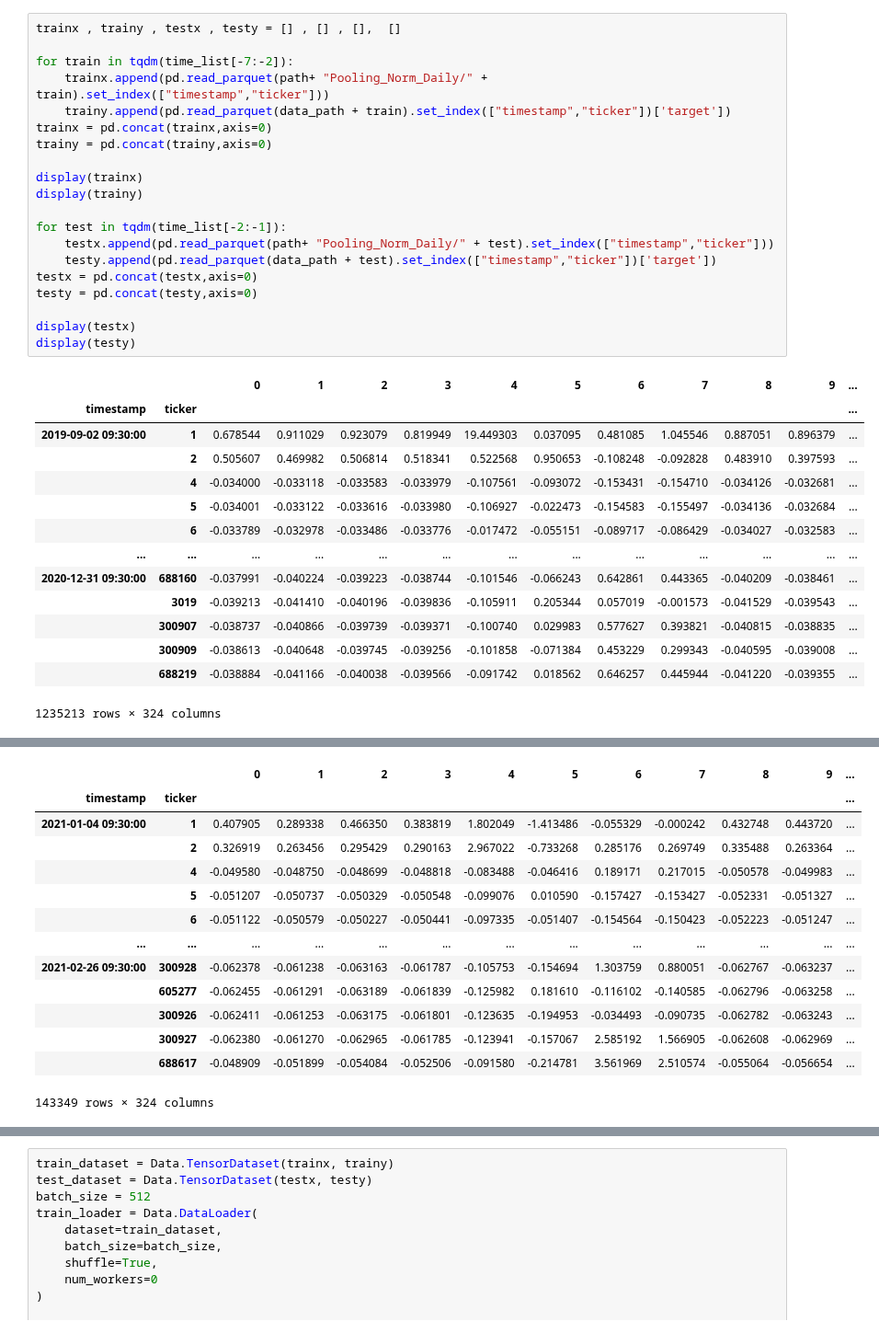
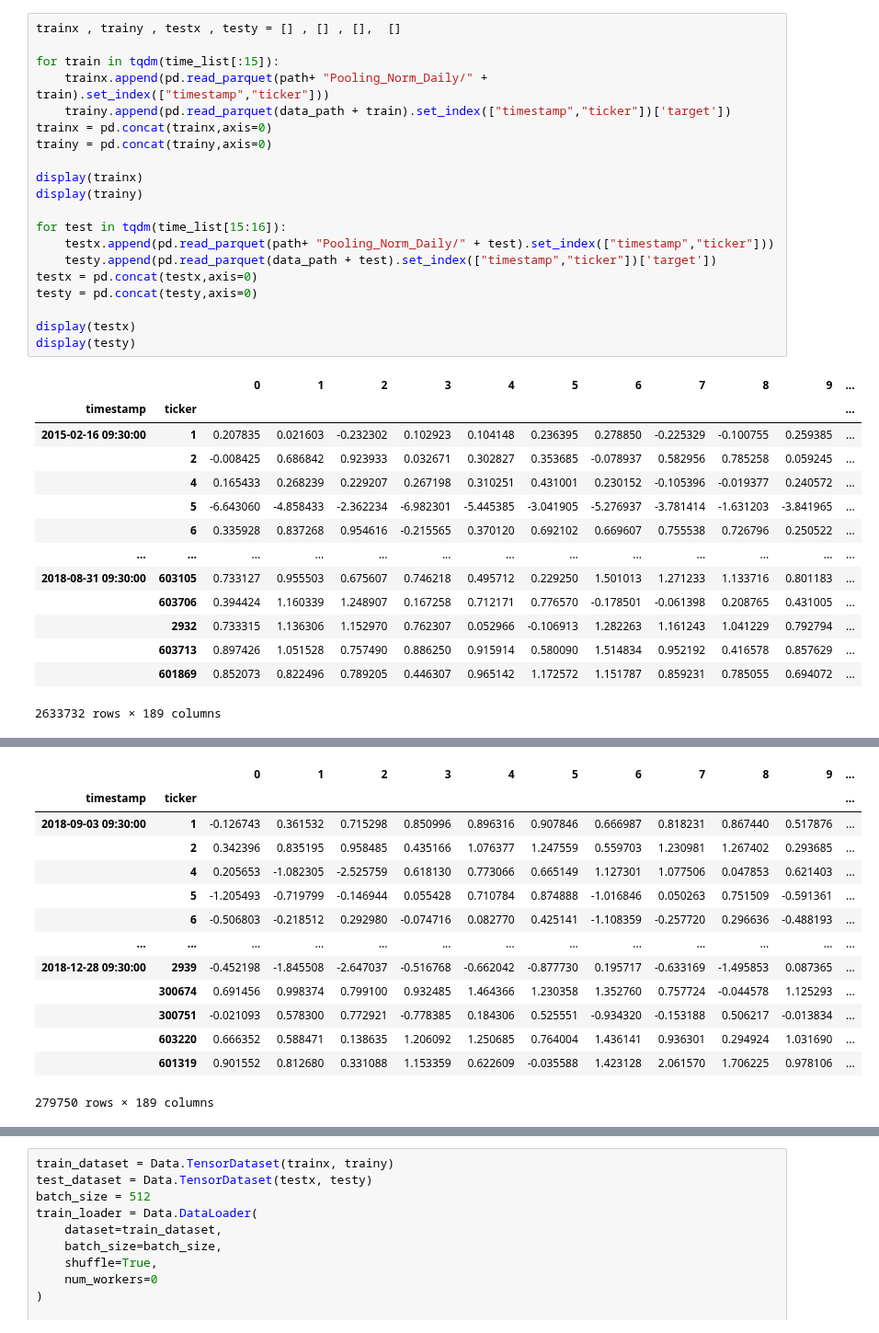
Before and after one commit to June24-Wu/Shannon, a Jupyter notebook: AlphaNet/12.21/Test_Original_AlphaNet.ipynb, the cells around one changed output, grey strips where cells are left out. Shown at 92% size. Saved outputs shown, nothing was run; the diff lists cells and outputs as text.

```diff
--- a/AlphaNet/12.21/Test_Original_AlphaNet.ipynb
+++ b/AlphaNet/12.21/Test_Original_AlphaNet.ipynb
@@ -45,36 +46,36 @@ time_list
 # %%
 trainx , trainy , testx , testy = [] , [] , [],  []
 
-for train in tqdm(time_list[-7:-2]):
+for train in tqdm(time_list[:15]):
     trainx.append(pd.read_parquet(path+ "Pooling_Norm_Daily/" + train).set_index(["timestamp","ticker"]))
     trainy.append(pd.read_parquet(data_path + train).set_index(["timestamp","ticker"])['target'])
 trainx = pd.concat(trainx,axis=0)
 trainy = pd.concat(trainy,axis=0)
 
 display(trainx)
 display(trainy)
 
-for test in tqdm(time_list[-2:-1]):
+for test in tqdm(time_list[15:16]):
     testx.append(pd.read_parquet(path+ "Pooling_Norm_Daily/" + test).set_index(["timestamp","ticker"]))
     testy.append(pd.read_parquet(data_path + test).set_index(["timestamp","ticker"])['target'])
 testx = pd.concat(testx,axis=0)
 testy = pd.concat(testy,axis=0)
 
 display(testx)
 display(testy)
 # %% [output]
 |  |  | 0 | 1 | 2 | 3 | 4 | 5 | 6 | 7 | 8 | 9 | ... |
 | timestamp | ticker |  |  |  |  |  |  |  |  |  |  | ... |
-| 2019-09-02 09:30:00 | 1 | 0.678544 | 0.911029 | 0.923079 | 0.819949 | 19.449303 | 0.037095 | 0.481085 | 1.045546 | 0.887051 | 0.896379 | ... |
-|  | 2 | 0.505607 | 0.469982 | 0.506814 | 0.518341 | 0.522568 | 0.950653 | -0.108248 | -0.092828 | 0.483910 | 0.397593 | ... |
-|  | 4 | -0.034000 | -0.033118 | -0.033583 | -0.033979 | -0.107561 | -0.093072 | -0.153431 | -0.154710 | -0.034126 | -0.032681 | ... |
-|  | 5 | -0.034001 | -0.033122 | -0.033616 | -0.033980 | -0.106927 | -0.022473 | -0.154583 | -0.155497 | -0.034136 | -0.032684 | ... |
-|  | 6 | -0.033789 | -0.032978 | -0.033486 | -0.033776 | -0.017472 | -0.055151 | -0.089717 | -0.086429 | -0.034027 | -0.032583 | ... |
+| 2015-02-16 09:30:00 | 1 | 0.207835 | 0.021603 | -0.232302 | 0.102923 | 0.104148 | 0.236395 | 0.278850 | -0.225329 | -0.100755 | 0.259385 | ... |
+|  | 2 | -0.008425 | 0.686842 | 0.923933 | 0.032671 | 0.302827 | 0.353685 | -0.078937 | 0.582956 | 0.785258 | 0.059245 | ... |
+|  | 4 | 0.165433 | 0.268239 | 0.229207 | 0.267198 | 0.310251 | 0.431001 | 0.230152 | -0.105396 | -0.019377 | 0.240572 | ... |
+|  | 5 | -6.643060 | -4.858433 | -2.362234 | -6.982301 | -5.445385 | -3.041905 | -5.276937 | -3.781414 | -1.631203 | -3.841965 | ... |
+|  | 6 | 0.335928 | 0.837268 | 0.954616 | -0.215565 | 0.370120 | 0.692102 | 0.669607 | 0.755538 | 0.726796 | 0.250522 | ... |
 | ... | ... | ... | ... | ... | ... | ... | ... | ... | ... | ... | ... | ... |
-| 2020-12-31 09:30:00 | 688160 | -0.037991 | -0.040224 | -0.039223 | -0.038744 | -0.101546 | -0.066243 | 0.642861 | 0.443365 | -0.040209 | -0.038461 | ... |
-|  | 3019 | -0.039213 | -0.041410 | -0.040196 | -0.039836 | -0.105911 | 0.205344 | 0.057019 | -0.001573 | -0.041529 | -0.039543 | ... |
-|  | 300907 | -0.038737 | -0.040866 | -0.039739 | -0.039371 | -0.100740 | 0.029983 | 0.577627 | 0.393821 | -0.040815 | -0.038835 | ... |
-|  | 300909 | -0.038613 | -0.040648 | -0.039745 | -0.039256 | -0.101858 | -0.071384 | 0.453229 | 0.299343 | -0.040595 | -0.039008 | ... |
-|  | 688219 | -0.038884 | -0.041166 | -0.040038 | -0.039566 | -0.091742 | 0.018562 | 0.646257 | 0.445944 | -0.041220 | -0.039355 | ... |
+| 2018-08-31 09:30:00 | 603105 | 0.733127 | 0.955503 | 0.675607 | 0.746218 | 0.495712 | 0.229250 | 1.501013 | 1.271233 | 1.133716 | 0.801183 | ... |
+|  | 603706 | 0.394424 | 1.160339 | 1.248907 | 0.167258 | 0.712171 | 0.776570 | -0.178501 | -0.061398 | 0.208765 | 0.431005 | ... |
+|  | 2932 | 0.733315 | 1.136306 | 1.152970 | 0.762307 | 0.052966 | -0.106913 | 1.282263 | 1.161243 | 1.041229 | 0.792794 | ... |
+|  | 603713 | 0.897426 | 1.051528 | 0.757490 | 0.886250 | 0.915914 | 0.580090 | 1.514834 | 0.952192 | 0.416578 | 0.857629 | ... |
+|  | 601869 | 0.852073 | 0.822496 | 0.789205 | 0.446307 | 0.965142 | 1.172572 | 1.151787 | 0.859231 | 0.785055 | 0.694072 | ... |
-1235213 rows × 324 columns
+2633732 rows × 189 columns
 timestamp            ticker
@@ -93,15 +94,15 @@ Name: target, Length: 1235213, dtype: float64
 |  |  | 0 | 1 | 2 | 3 | 4 | 5 | 6 | 7 | 8 | 9 | ... |
 | timestamp | ticker |  |  |  |  |  |  |  |  |  |  | ... |
-| 2021-01-04 09:30:00 | 1 | 0.407905 | 0.289338 | 0.466350 | 0.383819 | 1.802049 | -1.413486 | -0.055329 | -0.000242 | 0.432748 | 0.443720 | ... |
-|  | 2 | 0.326919 | 0.263456 | 0.295429 | 0.290163 | 2.967022 | -0.733268 | 0.285176 | 0.269749 | 0.335488 | 0.263364 | ... |
-|  | 4 | -0.049580 | -0.048750 | -0.048699 | -0.048818 | -0.083488 | -0.046416 | 0.189171 | 0.217015 | -0.050578 | -0.049983 | ... |
-|  | 5 | -0.051207 | -0.050737 | -0.050329 | -0.050548 | -0.099076 | 0.010590 | -0.157427 | -0.153427 | -0.052331 | -0.051327 | ... |
-|  | 6 | -0.051122 | -0.050579 | -0.050227 | -0.050441 | -0.097335 | -0.051407 | -0.154564 | -0.150423 | -0.052223 | -0.051247 | ... |
+| 2018-09-03 09:30:00 | 1 | -0.126743 | 0.361532 | 0.715298 | 0.850996 | 0.896316 | 0.907846 | 0.666987 | 0.818231 | 0.867440 | 0.517876 | ... |
+|  | 2 | 0.342396 | 0.835195 | 0.958485 | 0.435166 | 1.076377 | 1.247559 | 0.559703 | 1.230981 | 1.267402 | 0.293685 | ... |
+|  | 4 | 0.205653 | -1.082305 | -2.525759 | 0.618130 | 0.773066 | 0.665149 | 1.127301 | 1.077506 | 0.047853 | 0.621403 | ... |
+|  | 5 | -1.205493 | -0.719799 | -0.146944 | 0.055428 | 0.710784 | 0.874888 | -1.016846 | 0.050263 | 0.751509 | -0.591361 | ... |
+|  | 6 | -0.506803 | -0.218512 | 0.292980 | -0.074716 | 0.082770 | 0.425141 | -1.108359 | -0.257720 | 0.296636 | -0.488193 | ... |
 | ... | ... | ... | ... | ... | ... | ... | ... | ... | ... | ... | ... | ... |
-| 2021-02-26 09:30:00 | 300928 | -0.062378 | -0.061238 | -0.063163 | -0.061787 | -0.105753 | -0.154694 | 1.303759 | 0.880051 | -0.062767 | -0.063237 | ... |
-|  | 605277 | -0.062455 | -0.061291 | -0.063189 | -0.061839 | -0.125982 | 0.181610 | -0.116102 | -0.140585 | -0.062796 | -0.063258 | ... |
-|  | 300926 | -0.062411 | -0.061253 | -0.063175 | -0.061801 | -0.123635 | -0.194953 | -0.034493 | -0.090735 | -0.062782 | -0.063243 | ... |
-|  | 300927 | -0.062380 | -0.061270 | -0.062965 | -0.061785 | -0.123941 | -0.157067 | 2.585192 | 1.566905 | -0.062608 | -0.062969 | ... |
-|  | 688617 | -0.048909 | -0.051899 | -0.054084 | -0.052506 | -0.091580 | -0.214781 | 3.561969 | 2.510574 | -0.055064 | -0.056654 | ... |
+| 2018-12-28 09:30:00 | 2939 | -0.452198 | -1.845508 | -2.647037 | -0.516768 | -0.662042 | -0.877730 | 0.195717 | -0.633169 | -1.495853 | 0.087365 | ... |
+|  | 300674 | 0.691456 | 0.998374 | 0.799100 | 0.932485 | 1.464366 | 1.230358 | 1.352760 | 0.757724 | -0.044578 | 1.125293 | ... |
+|  | 300751 | -0.021093 | 0.578300 | 0.772921 | -0.778385 | 0.184306 | 0.525551 | -0.934320 | -0.153188 | 0.506217 | -0.013834 | ... |
+|  | 603220 | 0.666352 | 0.588471 | 0.138635 | 1.206092 | 1.250685 | 0.764004 | 1.436141 | 0.936301 | 0.294924 | 1.031690 | ... |
+|  | 601319 | 0.901552 | 0.812680 | 0.331088 | 1.153359 | 0.622609 | -0.035588 | 1.423128 | 2.061570 | 1.706225 | 0.978106 | ... |
-143349 rows × 324 columns
+279750 rows × 189 columns
 timestamp            ticker
```
Also changed, not shown: parts of 13 cells of this notebook, 6 other files.
